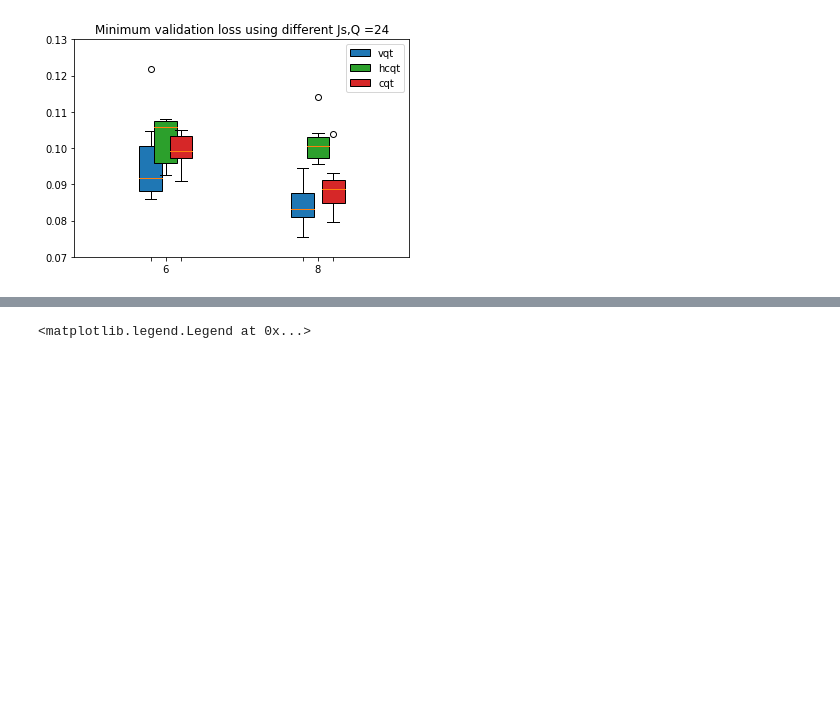
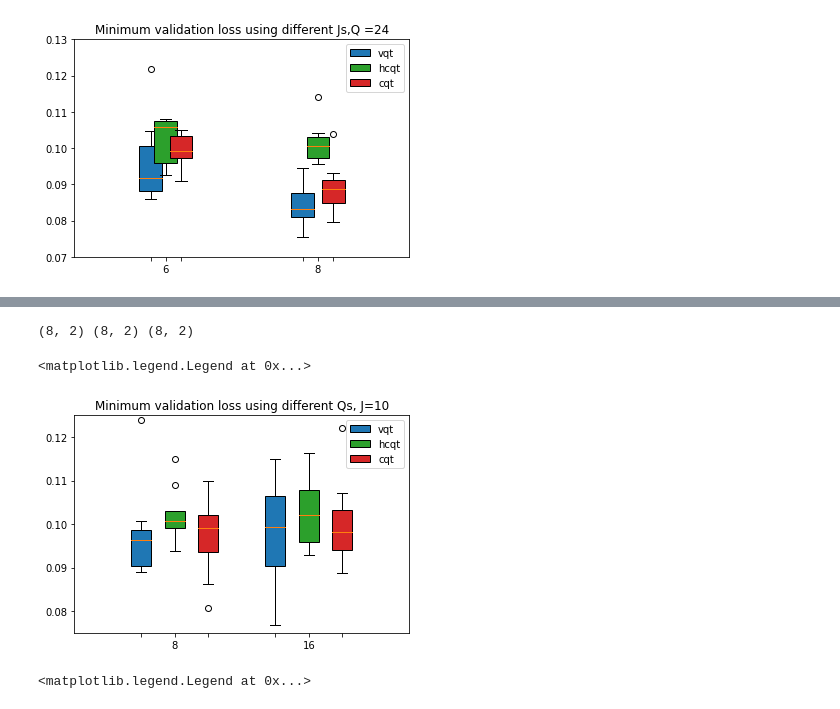
Before and after one commit to lylyhan/wave2shape, a Jupyter notebook: notebooks/21-plot_results.ipynb, the cells around one changed output, grey strips where cells are left out. Cells and saved outputs as stored; diff of their text form; code cells hidden in the pictures; blank space fills up the shorter version.

```diff
--- a/notebooks/21-plot_results.ipynb
+++ b/notebooks/21-plot_results.ipynb
@@ -304,3 +388,44 @@ plt.legend([bp0["boxes"][0], bp1["boxes"][0],bp2["boxes"][0]], ['vqt', 'hcqt', '
+# %%
+out_dir = "/home/han/wave2shape/output/doce/"
+j = 10
+act = "linear"
+vqts = prep_histogram_q_qt(out_dir,j,"vqt")
+hcqts = prep_histogram_q_qt(out_dir,j,"hcqt")
+cqts = prep_histogram_q_qt(out_dir,j,"cqt")
+print(vqts.shape,hcqts.shape,cqts.shape)
+
+#plot
+labels = ['8','16']
+gap = 0.25
+bp0 = plt.boxplot(vqts, labels=["",""], patch_artist=True, positions=[1,2]) #order 1 is (10 by 3)
+bp1 = plt.boxplot(hcqts, labels=labels, patch_artist=True, positions=[1+gap,2+gap])
+bp2 = plt.boxplot(cqts, labels=["",""], patch_artist=True, positions=[1+2*gap,2+2*gap])
+
+
+for box in bp0['boxes']:
+    # change outline color
+    #box.set(color='black', linewidth=2)
+    # change fill color
+    box.set(facecolor = 'C0' )
+    # change hatch
+    #box.set(hatch = '/')
+
+for box in bp1['boxes']:
+    #box.set(color='black', linewidth=2)
+    box.set(facecolor = 'C2' )
+
+for box in bp2['boxes']:
+    #box.set(color='black', linewidth=2)
+    box.set(facecolor = 'C3' )
+
+#plt.title('Minimum validation loss using J,Q ='+str(q)+" "+act)
+plt.title('Minimum validation loss using different Qs,'+" J="+str(j))
+plt.ylim([0.075,0.125])
+plt.legend([bp0["boxes"][0], bp1["boxes"][0],bp2["boxes"][0]], ['vqt', 'hcqt', 'cqt'], loc='upper right')
+# %% [output]
+(8, 2) (8, 2) (8, 2)
+<matplotlib.legend.Legend at 0x...>
+[figure, added]
 # %%
 act = "linear"
 q=8
```
Also changed, not shown: parts of 8 cells of this notebook, 29 other files.
